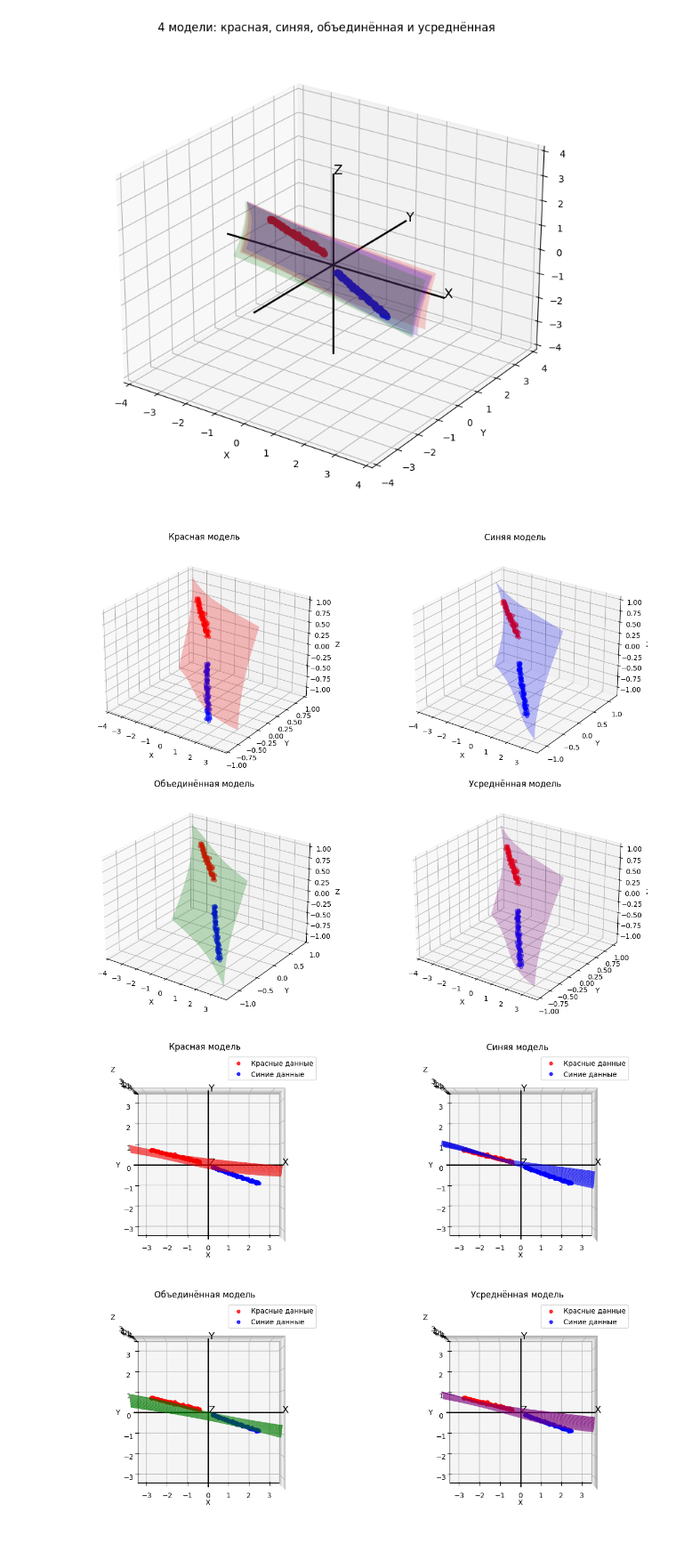
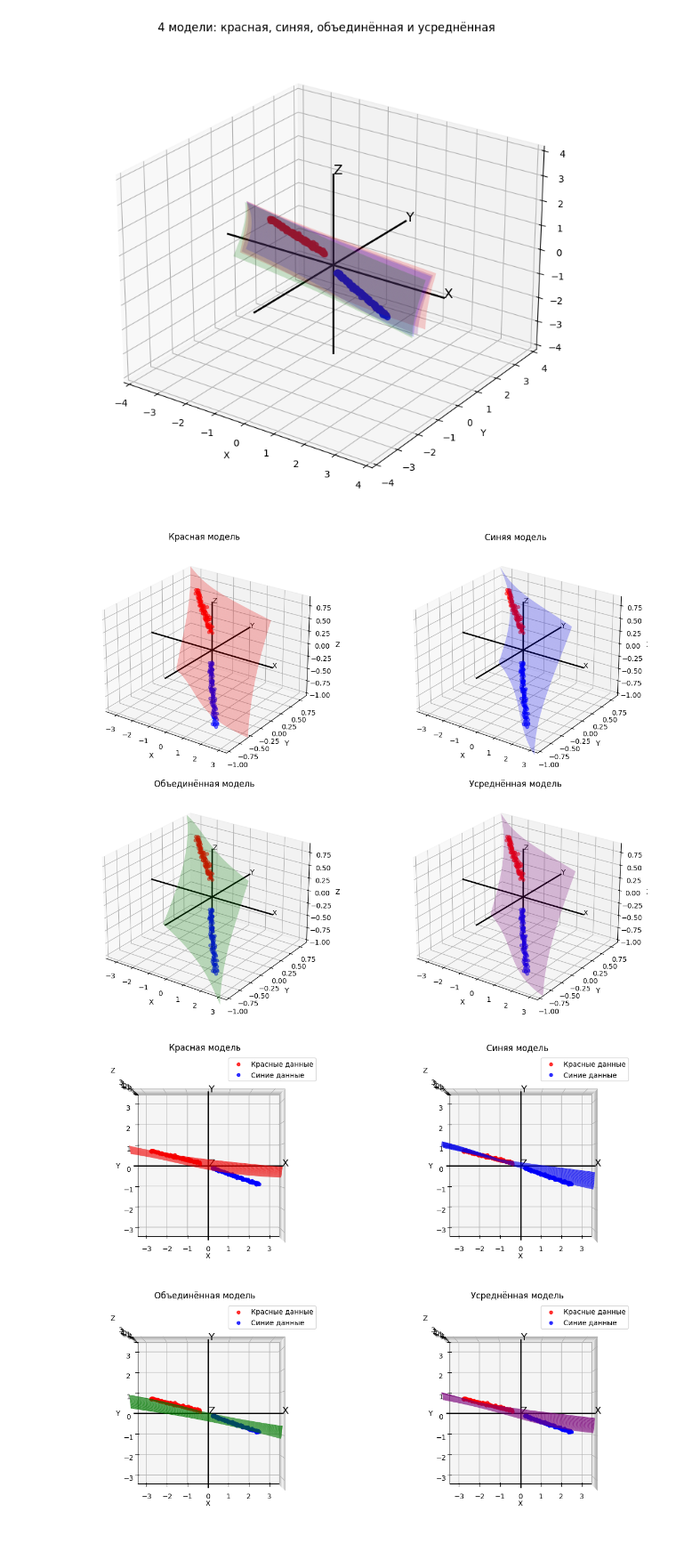
Before and after one commit to alimchikkash-ops/LLMmerging, a Jupyter notebook: ITMO_practice_same_random_state.ipynb, the cells around one changed output. Shown at 89% size. Saved outputs shown, nothing was run; the diff lists cells and outputs as text; code cells hidden in the pictures.

```diff
--- a/ITMO_practice_same_random_state.ipynb
+++ b/ITMO_practice_same_random_state.ipynb
@@ -2561,34 +2561,81 @@ for idx, (model_name, predict_func, color) in enumerate(models_to_plot, start=1)
         alpha=0.5
     )
 
     ax.scatter(
         blue_points[:, 0],
         blue_points[:, 1],
         blue_points[:, 2],
         color="blue",
         s=20,
         alpha=0.5
     )
 
     ax.plot_surface(
         X_s,
         Y_s,
         Z_s,
         color=color,
         alpha=0.25,
         linewidth=0
     )
 
+    # Лимиты графика
+    ax.set_xlim(x_min, x_max)
+    ax.set_ylim(z_min, z_max)
+
+    z_axis_min = min(
+        red_points[:, 2].min(),
+        blue_points[:, 2].min(),
+        Z_s.min()
+    )
+    z_axis_max = max(
+        red_points[:, 2].max(),
+        blue_points[:, 2].max(),
+        Z_s.max()
+    )
+    ax.set_zlim(z_axis_min, z_axis_max)
+
+    # Явные координатные оси
+    ax.plot(
+        [x_min, x_max],
+        [0, 0],
+        [0, 0],
+        color="black",
+        linewidth=2
+    )
+
+    ax.plot(
+        [0, 0],
+        [z_min, z_max],
+        [0, 0],
+        color="black",
+        linewidth=2
+    )
+
+    ax.plot(
+        [0, 0],
+        [0, 0],
+        [z_axis_min, z_axis_max],
+        color="black",
+        linewidth=2
+    )
+
+    # Подписи осей
+    ax.text(x_max, 0, 0, "X", color="black")
+    ax.text(0, z_max, 0, "Y", color="black")
+    ax.text(0, 0, z_axis_max, "Z", color="black")
+
     ax.set_title(model_name)
     ax.set_xlabel("X")
     ax.set_ylabel("Y")
     ax.set_zlabel("Z")
+
     ax.view_init(elev=25, azim=-55)
 
 plt.tight_layout()
 plt.show()
 # %% [output]
-[figure, old version]
+[figure, new version]
 # %%
 models_to_plot = [
     ("Красная модель", red_nn_predict, "red"),
```
Also changed, not shown: parts of 2 cells of this notebook, 31 other files.
